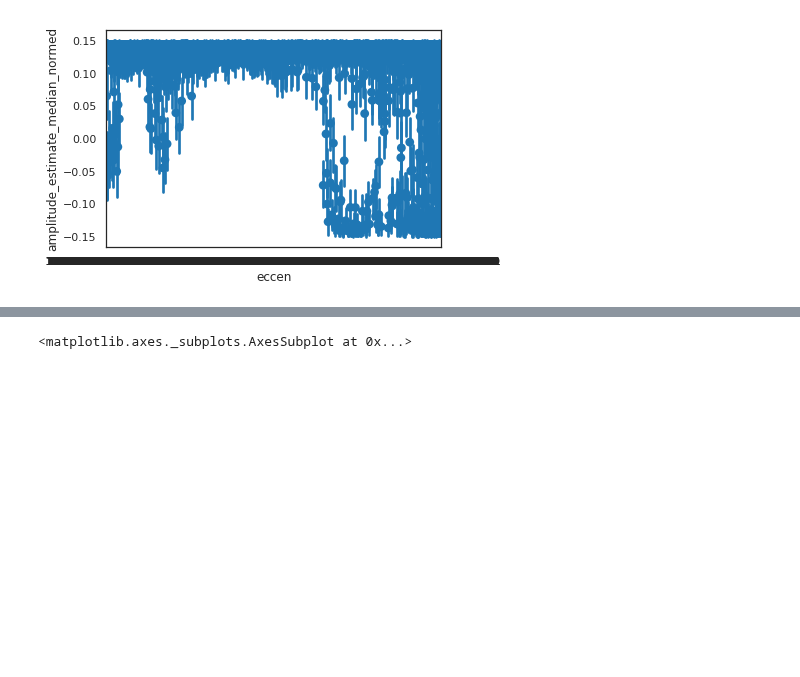
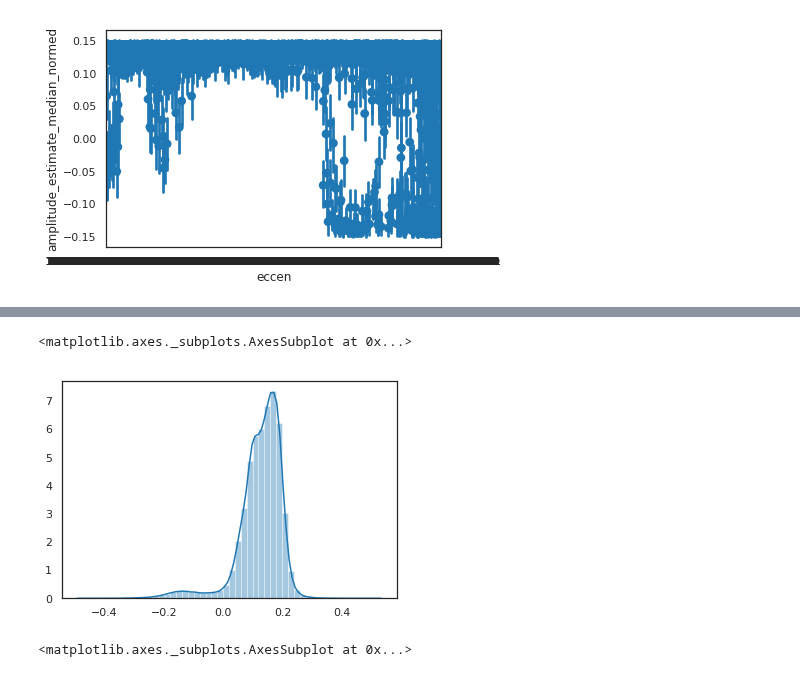
Before and after one commit to billbrod/spatial-frequency-preferences, a Jupyter notebook: notebooks/05-Model.ipynb, the cells around one changed output, grey strips where cells are left out. Drawn from its saved outputs; the diff is of its cells as text; code cells hidden in the pictures; blank space fills up the shorter version.

```diff
--- a/notebooks/05-Model.ipynb
+++ b/notebooks/05-Model.ipynb
@@ -483,3 +340,8 @@ sns.pointplot('eccen', 'amplitude_estimate_median_normed', data=df, join=False)
+# %%
+sns.distplot(df.amplitude_estimate_median_normed.values)
+# %% [output]
+<matplotlib.axes._subplots.AxesSubplot at 0x...>
+[figure, added]
 # %%
 sns.pointplot('eccen', 'amplitude_estimate_median', data=df, join=False)
 # %% [output]
```
Also changed, not shown: parts of 14 cells of this notebook, 2 other files.
